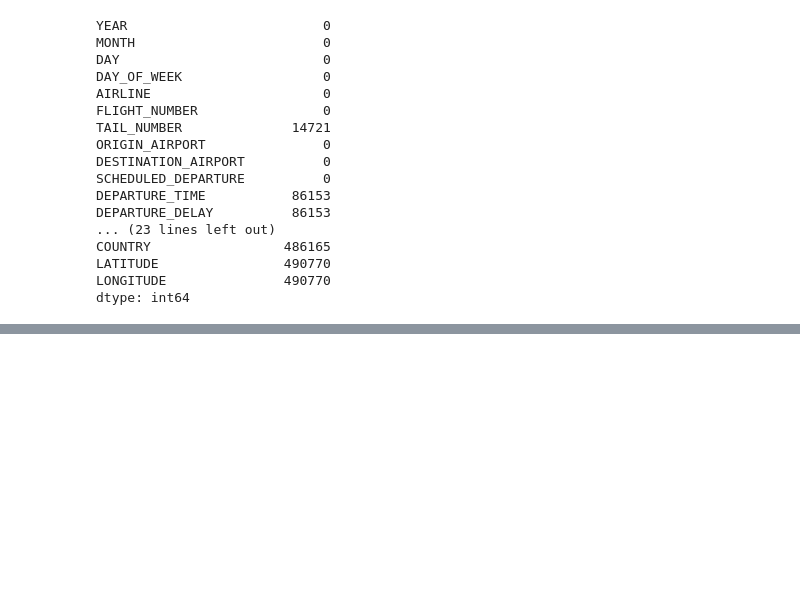
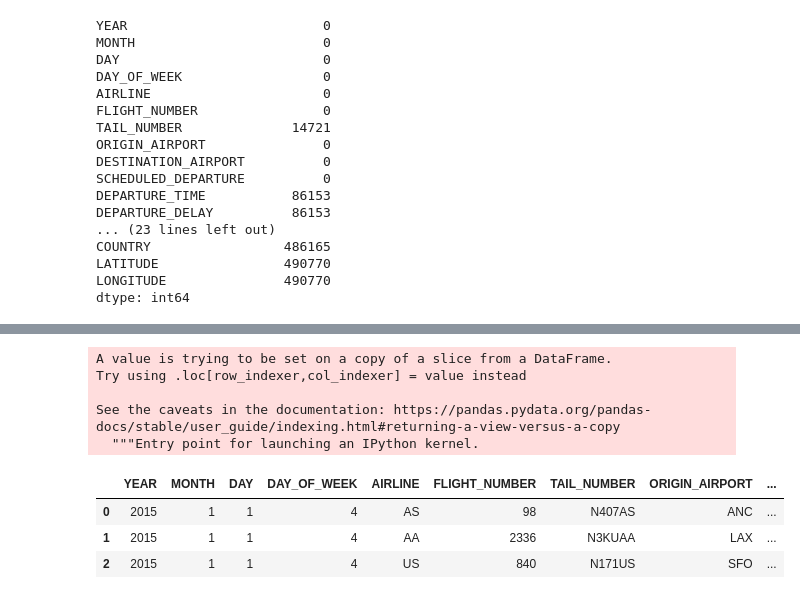
Before and after one commit to fernanda993/Voos_Cancelados, a Jupyter notebook: Analise_Voo.ipynb, the cells around one changed output, grey strips where cells are left out. Cells and saved outputs as stored; diff of their text form; code cells hidden in the pictures; blank space fills up the shorter version.

```diff
--- a/Analise_Voo.ipynb
+++ b/Analise_Voo.ipynb
@@ -142,0 +203,20 @@ dtype: float64
+# %%
+result = result.dropna(subset=['DEPARTURE_TIME'])
+# %%
+coltime = result['DEPARTURE_TIME'] = result['DEPARTURE_TIME'].astype(int)
+
+# quando for '2' = 00:02
+def receb (result)
+
+#result['Data'] = result['YEAR'].astype(str) + "-" + result['MONTH'].astype(str) + "-" + result['DAY'].astype(str)
+result.head(3)
+# %% [output]
+A value is trying to be set on a copy of a slice from a DataFrame.
+Try using .loc[row_indexer,col_indexer] = value instead
+
+See the caveats in the documentation: https://pandas.pydata.org/pandas-docs/stable/user_guide/indexing.html#returning-a-view-versus-a-copy
+  """Entry point for launching an IPython kernel.
+|  | YEAR | MONTH | DAY | DAY_OF_WEEK | AIRLINE | FLIGHT_NUMBER | TAIL_NUMBER | ORIGIN_AIRPORT | ... |
+| 0 | 2015 | 1 | 1 | 4 | AS | 98 | N407AS | ANC | ... |
+| 1 | 2015 | 1 | 1 | 4 | AA | 2336 | N3KUAA | LAX | ... |
+| 2 | 2015 | 1 | 1 | 4 | US | 840 | N171US | SFO | ... |
```
Also changed, not shown: parts of 24 cells of this notebook.
